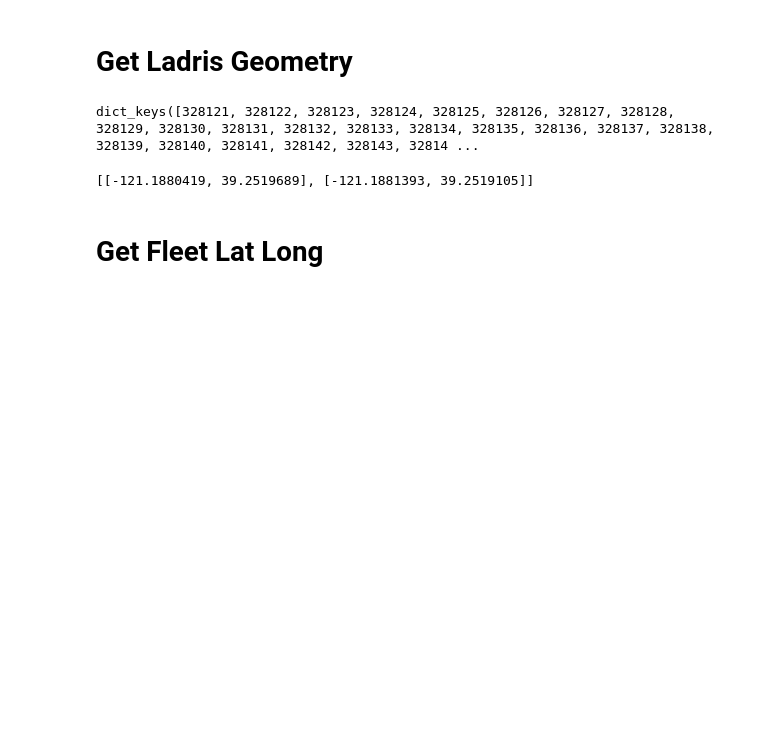
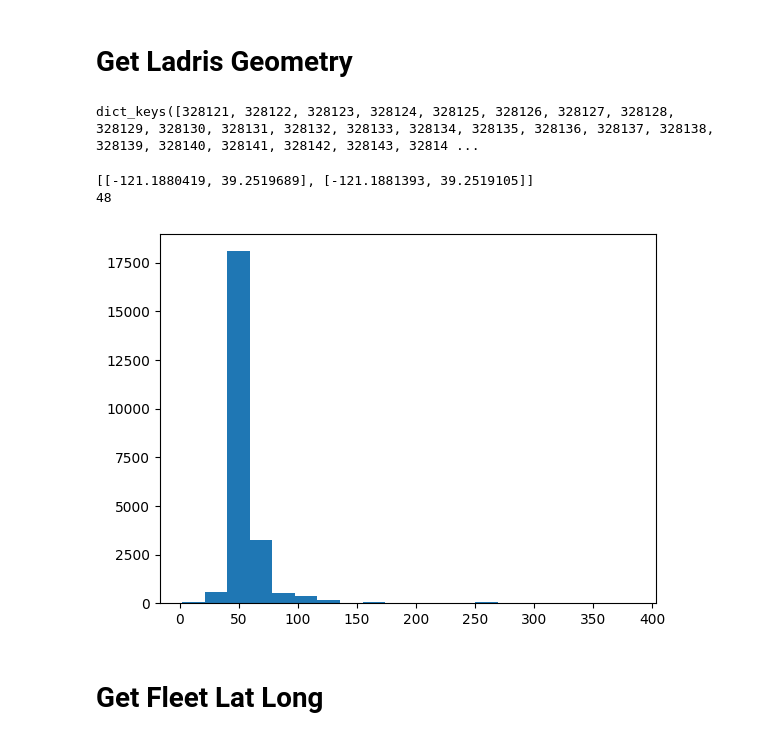
Before and after one commit to pfoytik/scenarioDiscovery, a Jupyter notebook: ema_analyze.ipynb, the cells around one changed output. Saved outputs shown, nothing was run; the diff lists cells and outputs as text; code cells hidden in the pictures; blank space fills up the shorter version.

Commit message:
actual changes for potential data

```diff
--- a/ema_analyze.ipynb
+++ b/ema_analyze.ipynb
@@ -90,19 +90,32 @@ with open(roadFile, 'r') as f:
     data = json.load(f)
 
 ladris_latlong_dict = {}
+ladris_potential_dict = {}
 modified_dict = {}
 
 for i in data:
     #print(i)
     ladris_latlong_dict[i['AC91D0B60F78BEFB85DE39CD9C3D2623']] = i['geometry']
+    lanes = i['num_lanes']
+    speed = i['speed_mph']
+    ladris_potential_dict[i['AC91D0B60F78BEFB85DE39CD9C3D2623']] = lanes * speed
 # %%
 ladris_latlong_dict.keys()
 # %% [output]
 dict_keys([328121, 328122, 328123, 328124, 328125, 328126, 328127, 328128, 328129, 328130, 328131, 328132, 328133, 328134, 328135, 328136, 328137, 328138, 328139, 328140, 328141, 328142, 328143, 32814 ...
-# %%
-ladris_latlong_dict[328121]
-# %% [output]
-[[-121.1880419, 39.2519689], [-121.1881393, 39.2519105]]
+# %%
+print(ladris_latlong_dict[328121])
+print(ladris_potential_dict[328121])
+# %% [output]
+[[-121.1880419, 39.2519689], [-121.1881393, 39.2519105]]
+48
+# %%
+### Plot ladris_potential_dict histogram
+import matplotlib.pyplot as plt
+plt.hist(ladris_potential_dict.values(), bins=20)
+plt.show()
+# %% [output]
+[figure, added]
 # %% [markdown]
 # Get Fleet Lat Long
 # %%
```
Also changed, not shown: parts of 4 cells of this notebook.
